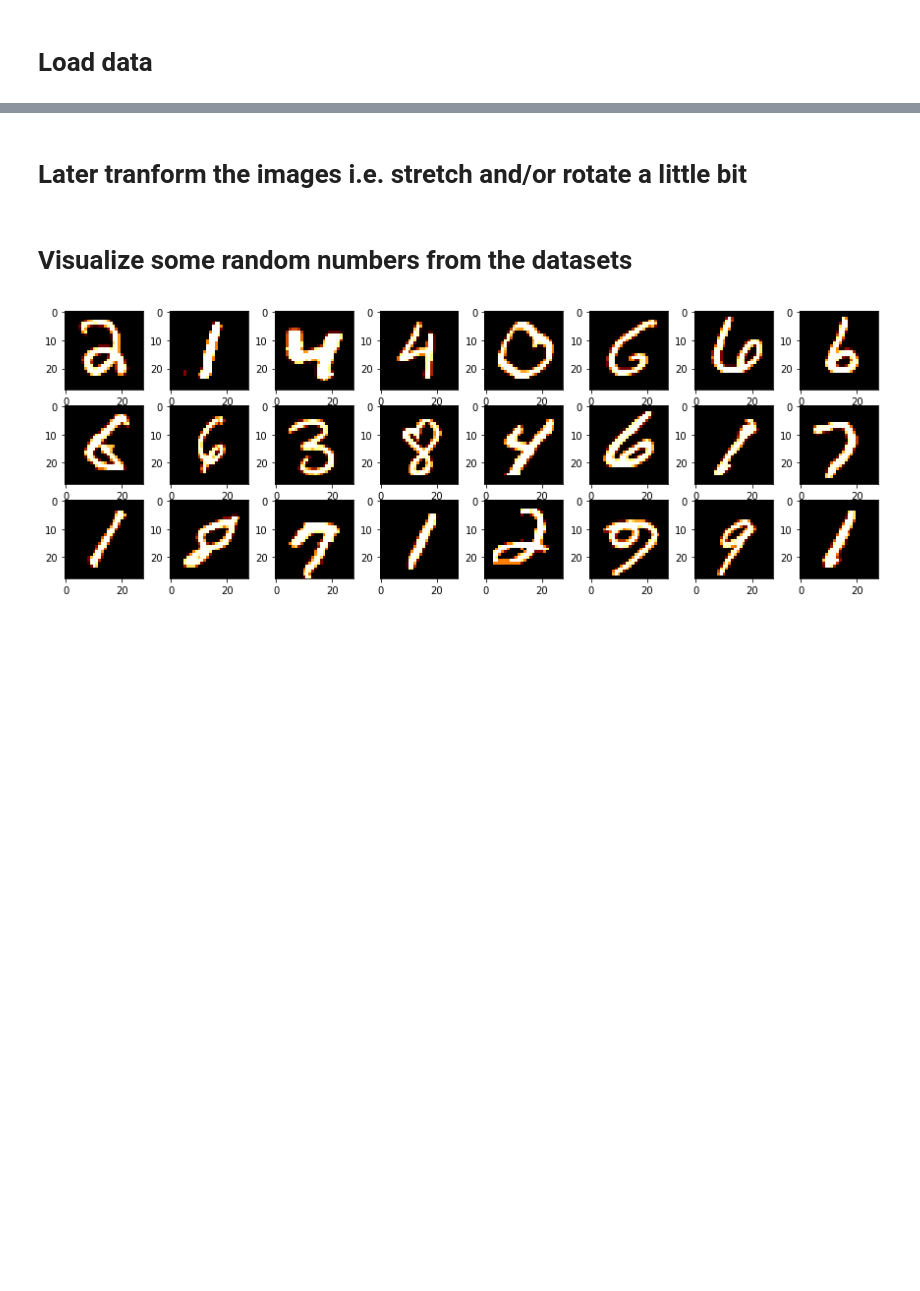
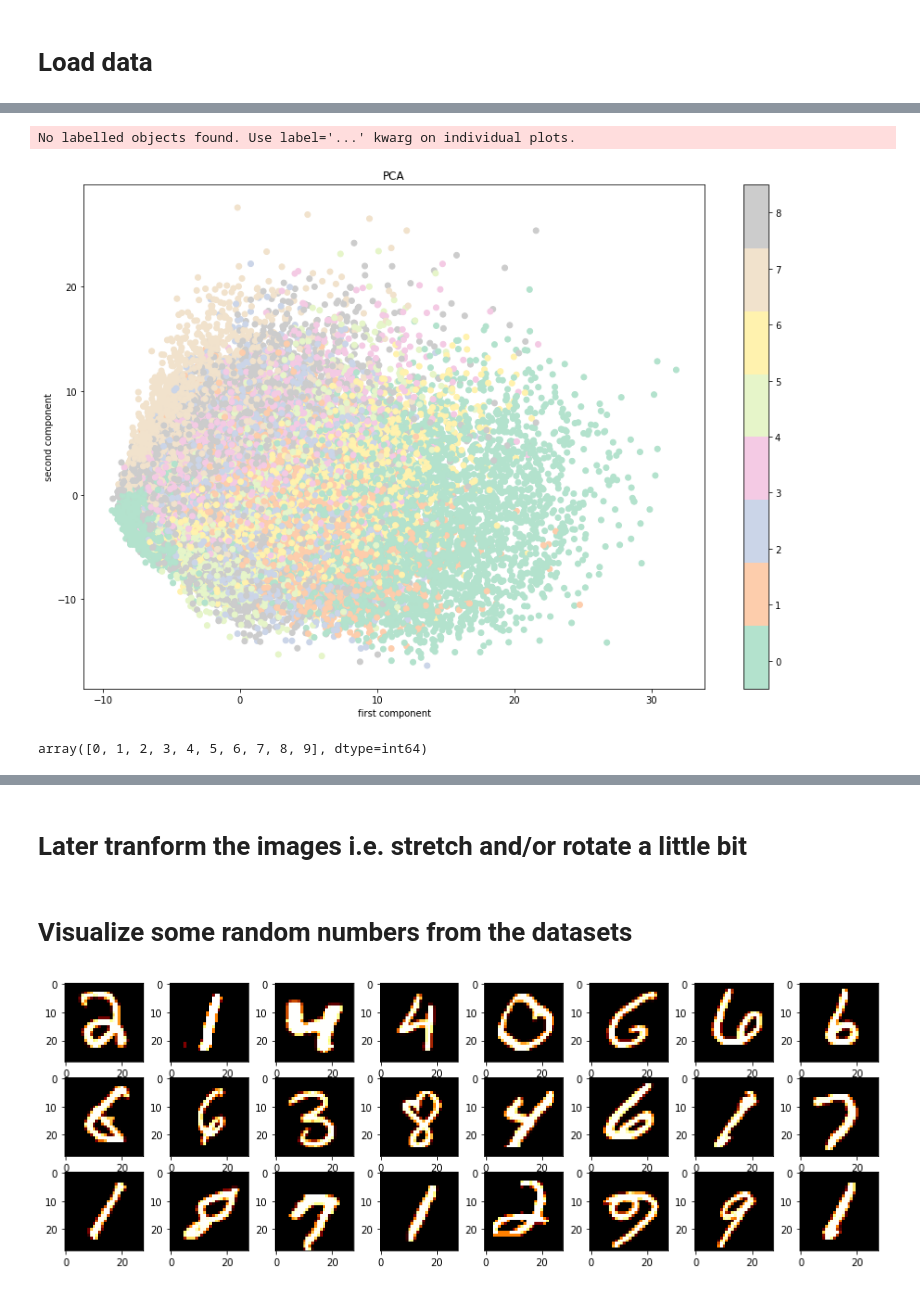
Before and after one commit to IEtoI/MNIST_CNN, a Jupyter notebook: CNN - MNIST.ipynb, the cells around one changed output, grey strips where cells are left out. Saved outputs shown, nothing was run; the diff lists cells and outputs as text; code cells hidden in the pictures; blank space fills up the shorter version.

```diff
--- a/CNN - MNIST.ipynb
+++ b/CNN - MNIST.ipynb
@@ -28,0 +150,19 @@ df_test_image = df_test.iloc[:,1:]
+# %%
+x = X_pca[:,0]
+y = X_pca[:,1]
+colors=df_train_label.values
+plt.figure(figsize=(15,10))
+plt.scatter(x=x,y=y,c=colors, cmap='Pastel2')
+plt.legend()
+plt.title("PCA")
+plt.xlabel("first component")
+plt.ylabel("second component")
+cb=plt.colorbar(ticks=np.array(np.unique(colors))+0.5)
+cb.set_ticklabels(np.unique(colors))
+# %% [output]
+No labelled objects found. Use label='...' kwarg on individual plots.
+[figure, added]
+# %%
+np.unique(colors)
+# %% [output]
+array([0, 1, 2, 3, 4, 5, 6, 7, 8, 9], dtype=int64)
```
Also changed, not shown: parts of 18 cells of this notebook.
